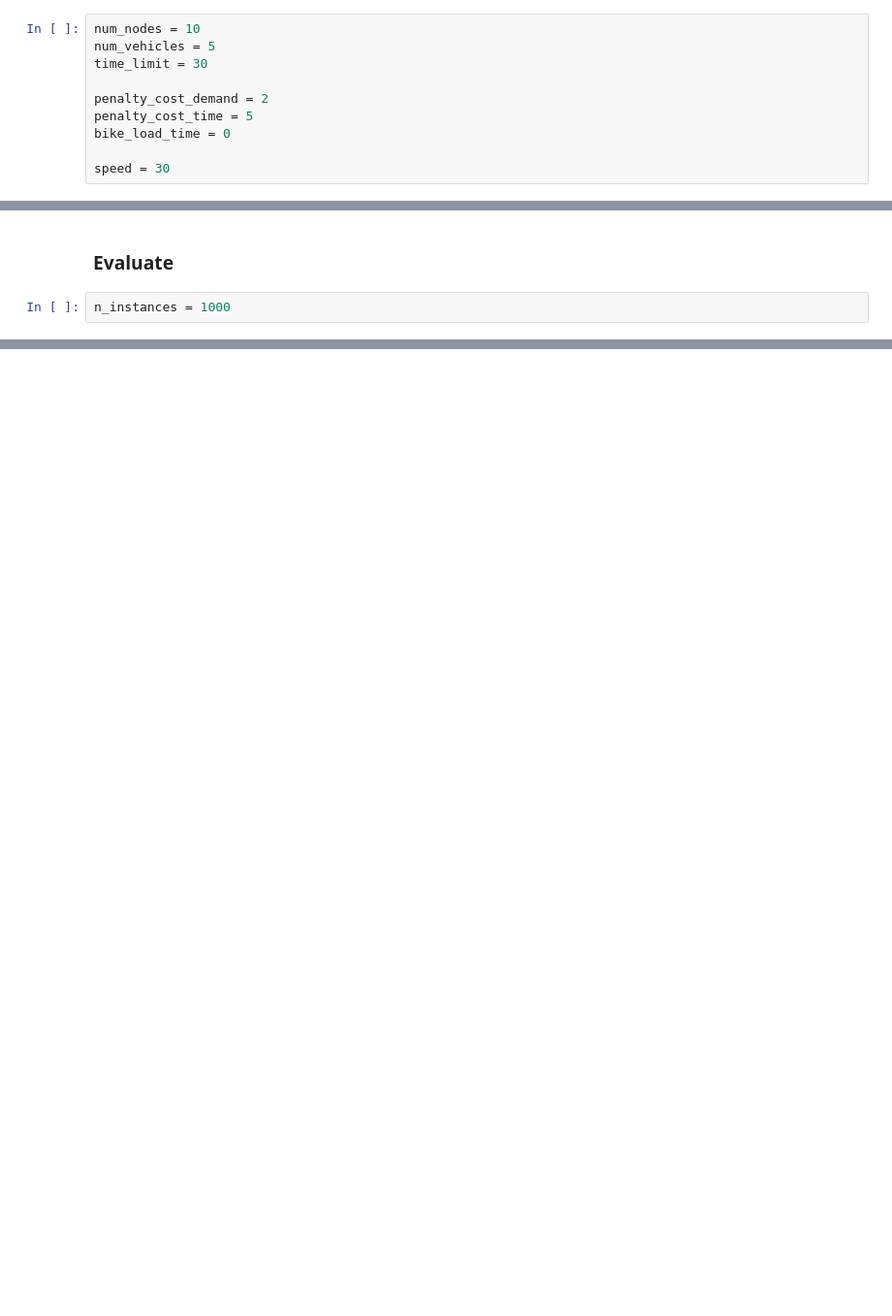
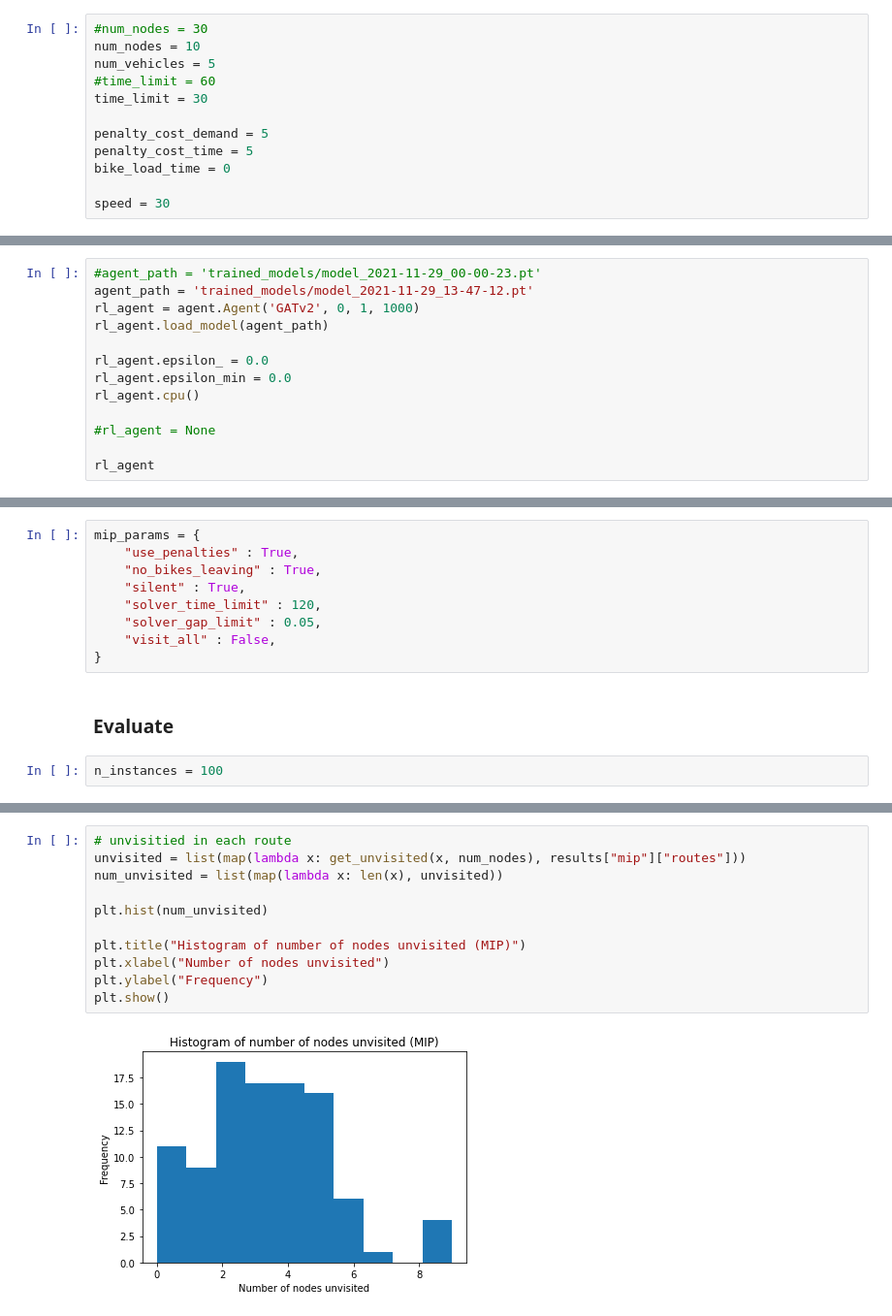
Before and after one commit to riddickz/COLGE_BSS, a Jupyter notebook: evaluation_notebook.ipynb, the cells around one changed output, grey strips where cells are left out. Shown: that part at 97% size. Cells and saved outputs as stored; diff of their text form; blank space fills up the shorter version.

```diff
--- a/evaluation_notebook.ipynb
+++ b/evaluation_notebook.ipynb
@@ -199,11 +272,13 @@ seed = 12343
 use_penalties = True
 no_bikes_leaving = True
 # %%
+#num_nodes = 30
 num_nodes = 10
 num_vehicles = 5
+#time_limit = 60
 time_limit = 30
 
-penalty_cost_demand = 2
+penalty_cost_demand = 5
 penalty_cost_time = 5
 bike_load_time = 0
 
@@ -241,0 +298,13 @@ mip_params = {
+# %%
+#agent_path = 'trained_models/model_2021-11-29_00-00-23.pt'
+agent_path = 'trained_models/model_2021-11-29_13-47-12.pt'
+rl_agent = agent.Agent('GATv2', 0, 1, 1000)
+rl_agent.load_model(agent_path)
+
+rl_agent.epsilon_ = 0.0
+rl_agent.epsilon_min = 0.0
+rl_agent.cpu()
+
+#rl_agent = None
+
+rl_agent
@@ -242,7 +313,16 @@ mip_params = {
+# %%
+mip_params = {
+    "use_penalties" : True,
+    "no_bikes_leaving" : True,
+    "silent" : True,
+    "solver_time_limit" : 120,
+    "solver_gap_limit" : 0.05,
+    "visit_all" : False,
+}
 # %% [markdown]
 ### Evaluate
 # %%
-n_instances = 1000
+n_instances = 100
 # %%
 results = evaluate(g, n_instances, seed, rl_agent, mip_params)
 # %% [output]
@@ -276,0 +354,13 @@ Solving Time:
+# %%
+# unvisitied in each route
+unvisited = list(map(lambda x: get_unvisited(x, num_nodes), results["mip"]["routes"]))
+num_unvisited = list(map(lambda x: len(x), unvisited))
+
+plt.hist(num_unvisited)
+
+plt.title("Histogram of number of nodes unvisited (MIP)")
+plt.xlabel("Number of nodes unvisited")
+plt.ylabel("Frequency")
+plt.show()
+# %% [output]
+[figure, added]
```
Also changed, not shown: parts of 32 cells of this notebook.
